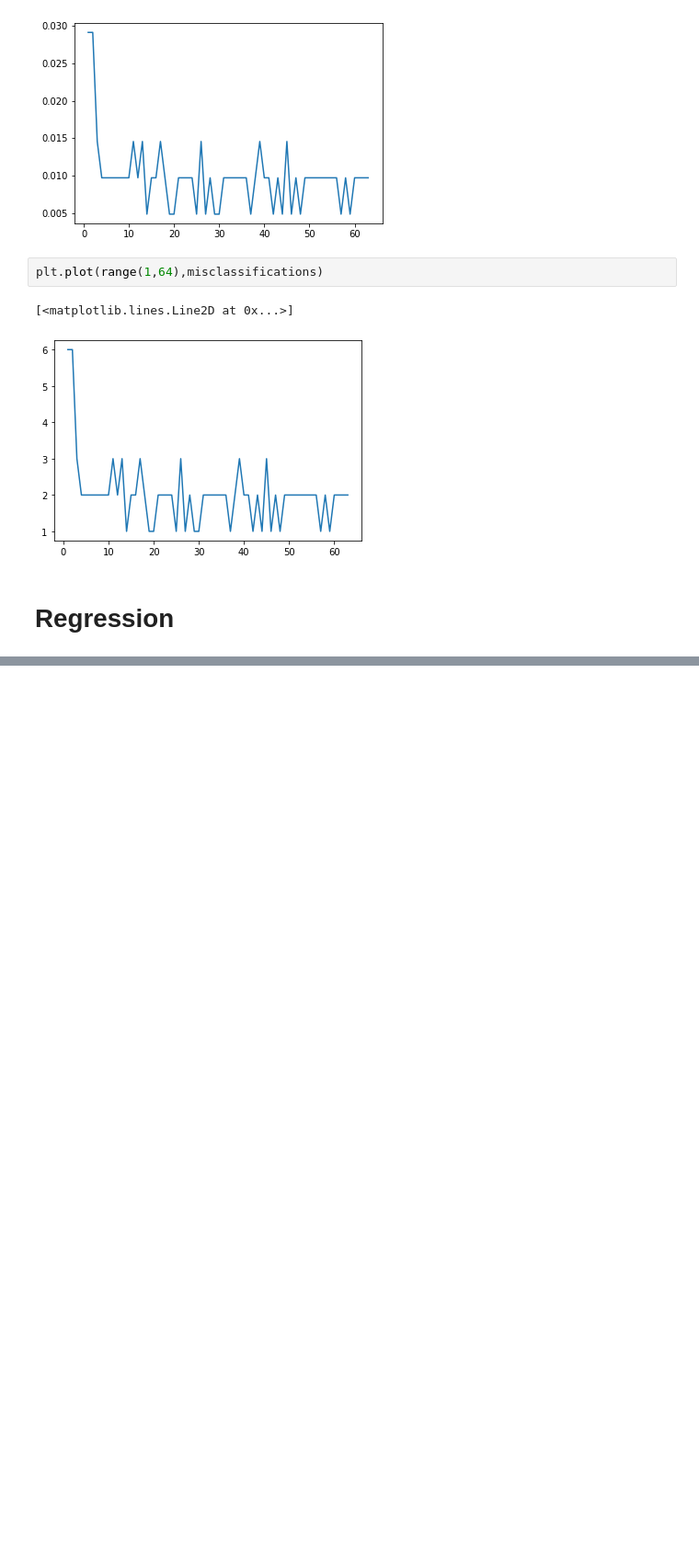
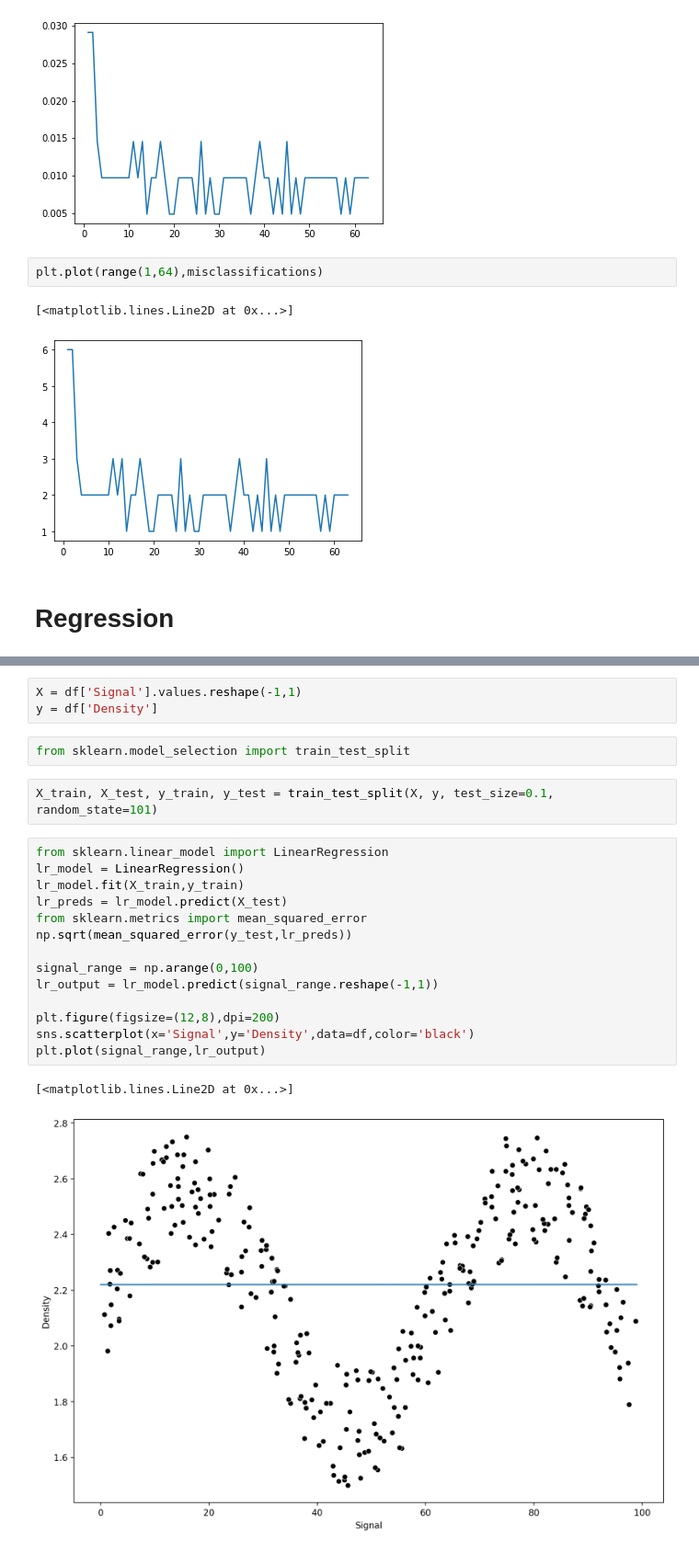
Before and after one commit to ravi0531rp/DataScienceComplete, a Jupyter notebook: Data_Science_ML_Based/012. Random Forests.ipynb, the cells around one changed output, grey strips where cells are left out. Shown at 92% size. Cells and saved outputs as stored; diff of their text form; blank space fills up the shorter version.

Commit message:
LinRegvsRandomForest

```diff
--- a/Data_Science_ML_Based/012. Random Forests.ipynb
+++ b/Data_Science_ML_Based/012. Random Forests.ipynb
@@ -312,0 +364,24 @@ plt.plot(range(1,64),misclassifications)
+# %%
+X = df['Signal'].values.reshape(-1,1)
+y = df['Density']
+# %%
+from sklearn.model_selection import train_test_split
+# %%
+X_train, X_test, y_train, y_test = train_test_split(X, y, test_size=0.1, random_state=101)
+# %%
+from sklearn.linear_model import LinearRegression
+lr_model = LinearRegression()
+lr_model.fit(X_train,y_train)
+lr_preds = lr_model.predict(X_test)
+from sklearn.metrics import mean_squared_error
+np.sqrt(mean_squared_error(y_test,lr_preds))
+
+signal_range = np.arange(0,100)
+lr_output = lr_model.predict(signal_range.reshape(-1,1))
+
+plt.figure(figsize=(12,8),dpi=200)
+sns.scatterplot(x='Signal',y='Density',data=df,color='black')
+plt.plot(signal_range,lr_output)
+# %% [output]
+[<matplotlib.lines.Line2D at 0x...>]
+[figure, added]
```
Also changed, not shown: parts of 9 cells of this notebook, 1 other file.
